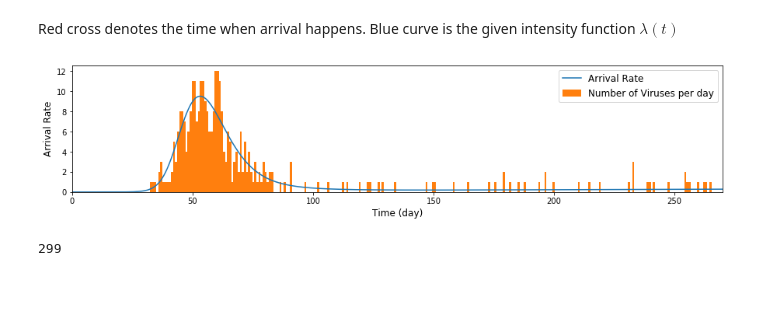
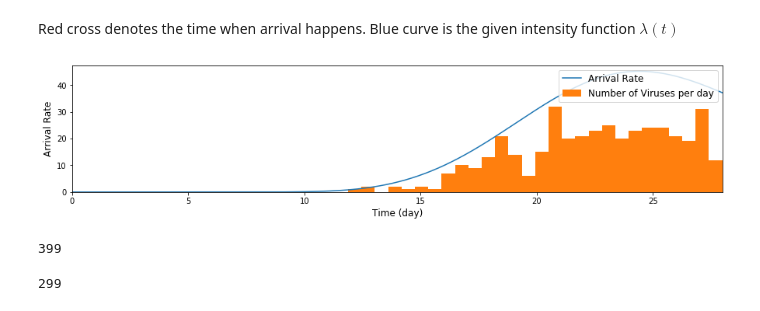
Before and after one commit to yishu0524/Placental-Transmission, a Jupyter notebook: Sampling_Inhomogeneous_Poisson_Process.ipynb, the cells around one changed output. Saved outputs shown, nothing was run; the diff lists cells and outputs as text; code cells hidden in the pictures.

```diff
--- a/Sampling_Inhomogeneous_Poisson_Process.ipynb
+++ b/Sampling_Inhomogeneous_Poisson_Process.ipynb
@@ -28,0 +216,12 @@ pde
+# %%
+plt.figure(figsize=(12,6))
+plt.plot(Simulation['time'],Simulation['0.7']   ,'r', label="1st Trimester")
+plt.plot(Simulation['time'],Simulation['0.7_2']   ,'b', label="2nd Trimester")
+plt.plot(Simulation['time'],Simulation['0.7_3']   ,'g', label="3rd Trimester")
+plt.xlabel('Time (days)',fontsize=15)
+plt.title('Viral flux on the infant of mother with primary infection and immune suppression level ϵS = 0.7',fontsize=14)
+plt.ylabel('CMV DNA Viral Load copies/(μl*mm*day)',fontsize=15)
+plt.xlim(xmin=0,xmax=166)
+plt.legend(fontsize=15,loc=2)
+plt.rc('axes', labelsize=15)
+plt.show()
@@ -28,0 +230,4 @@ pde
+# %%
+cumulative=[]
+for i in range(len(Simulation['time'])):
+    cumulative.append(np.trapz(Simulation['healthy'][:i],Simulation['time'][:i]))
@@ -28,0 +240,14 @@ pde
+# %%
+plt.figure(figsize=(10,7))
+plt.plot(Simulation['time'],cumulative_prob(Simulation['0.7'],Simulation['time'],0.00046)  ,'r', label="1st Trimester")
+plt.plot(Simulation['time'],cumulative_prob(Simulation['0.7_2'],Simulation['time'],0.00046)   ,'b', label="2nd Trimester")
+plt.plot(Simulation['time'],cumulative_prob(Simulation['0.7_3'],Simulation['time'],0.00046)  ,'g', label="3rd Trimester")
+plt.xlabel('Time (days)',fontsize=15)
+plt.title('Maternal primary infection with immune suppression level ϵS = 0.7',fontsize=14)
+plt.ylabel('Cumulative probability of infection',fontsize=15)
+plt.xlim(xmin=0,xmax=166)
+plt.legend(fontsize=15,loc=2)
+plt.rc('axes', labelsize=15)
+plt.ylim(ymax=1,ymin=0)
+plt.savefig(r'C:\Users\pc\Desktop\cmv\Maternal primary infection with immune suppression level ϵS = 0.7.png')
+plt.show()
@@ -44,3 +272,3 @@ plt.show()
 # %%
 # reshape toy data
-Lambda = list(zip(pde['0'],pde['0.1']))
+Lambda = list(zip(monkey45010['days'],monkey45010['viral load']))
@@ -103,18 +325,22 @@ pde_result
 Red cross denotes the time when arrival happens. Blue curve is the given intensity function $\lambda(t)$
 # %%
 fig, ax = plt.subplots(figsize=(15,3))
-
-ax.plot(pde['0'],pde['0.1'],label="Arrival Rate")
-arrival_times = inhomogeneousPoisson(Lambda, 280)
+T=28;
+ax.plot(monkey45010['time'],monkey45010['viral flux'],label="Arrival Rate")
+arrival_times = inhomogeneousPoisson(Lambda, T)
 #ax.scatter(arrival_times, [0.0001]*len(arrival_times), marker='X',c='r',label="Arrival time")
-ax.hist(arrival_times, bins=280, label='Number of Viruses per day')
+ax.hist(arrival_times, bins=T, label='Number of Viruses per day')
 plt.xlabel("Time (day)",fontsize=12)
 plt.ylabel("Arrival Rate",fontsize=12)
 plt.legend(fontsize=12,loc=1)
-plt.xlim(xmin=0,xmax=270)
+plt.xlim(xmin=0,xmax=T)
 plt.show()
 # %% [output]
-[figure, old version]
+[figure, new version]
+# %%
+len(arrival_times)
+# %% [output]
+399
 # %%
 arrival_times = inhomogeneousPoisson(Lambda, 280)
 # %%
```
Also changed, not shown: parts of 28 cells of this notebook, 4 other files.
